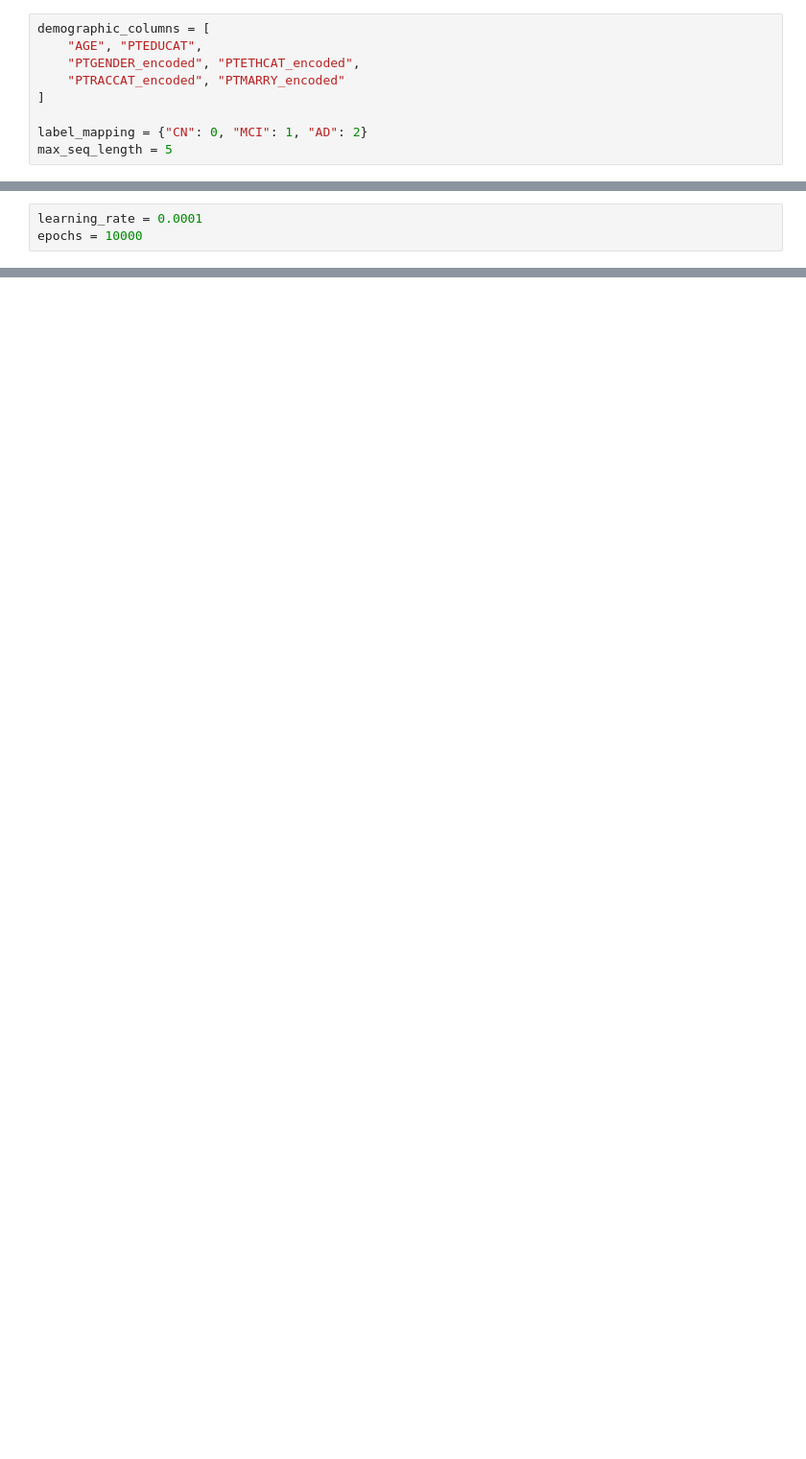
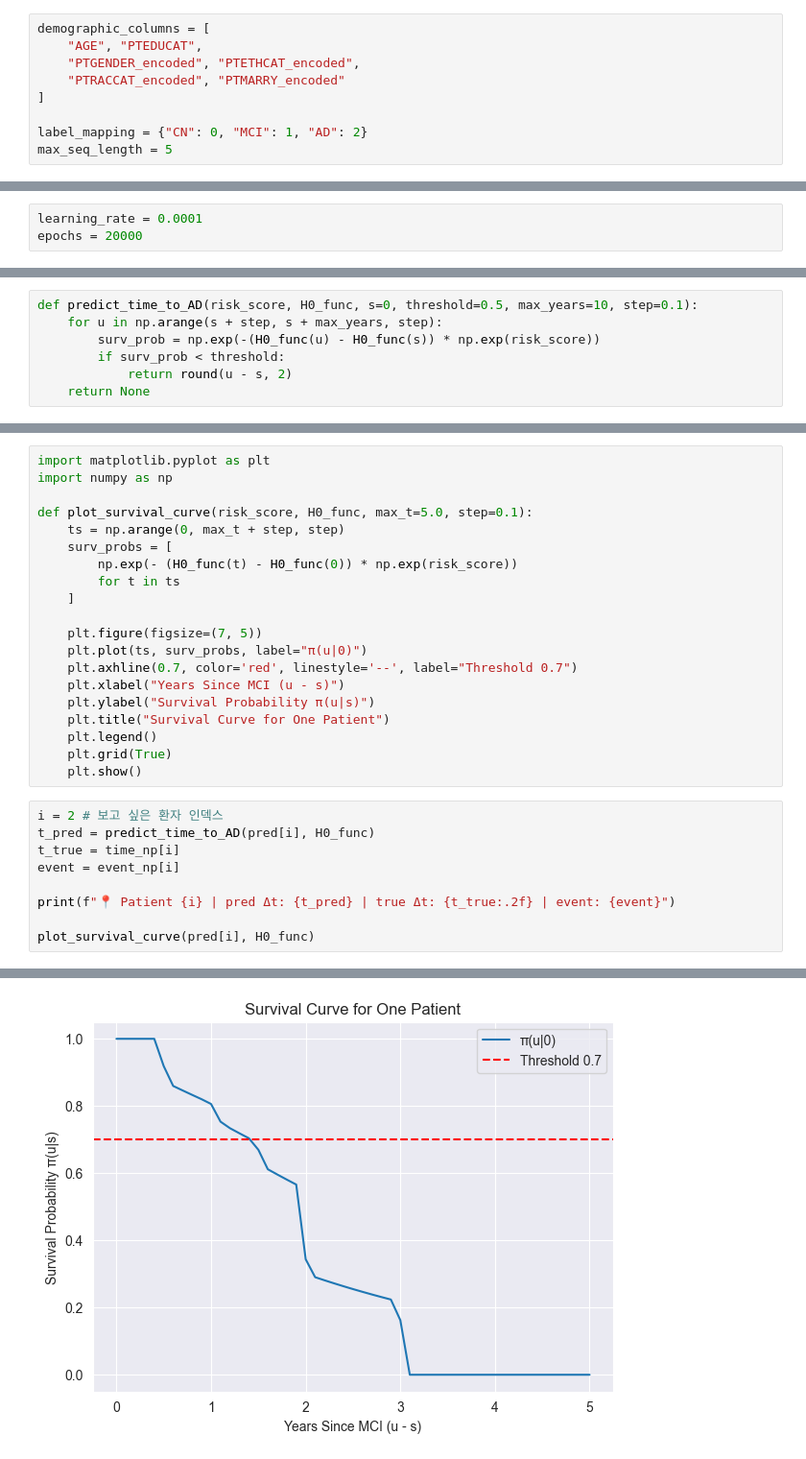
Before and after one commit to yumin04/AD_Multimodal, a Jupyter notebook: TFN_AD/AD_CoxModel_pytorch.ipynb, the cells around one changed output, grey strips where cells are left out. Shown at 96% size. Cells and saved outputs as stored; diff of their text form; blank space fills up the shorter version.

```diff
--- a/TFN_AD/AD_CoxModel_pytorch.ipynb
+++ b/TFN_AD/AD_CoxModel_pytorch.ipynb
@@ -130,4 +243,4 @@ for _, row in manifest.iterrows():
 # %%
 learning_rate = 0.0001
-epochs = 10000
+epochs = 20000
 # %%
@@ -180,0 +296,7 @@ Concordance Index: 0.6248
+# %%
+def predict_time_to_AD(risk_score, H0_func, s=0, threshold=0.5, max_years=10, step=0.1):
+    for u in np.arange(s + step, s + max_years, step):
+        surv_prob = np.exp(-(H0_func(u) - H0_func(s)) * np.exp(risk_score))
+        if surv_prob < threshold:
+            return round(u - s, 2)
+    return None
@@ -180,0 +383,30 @@ Concordance Index: 0.6248
+# %%
+import matplotlib.pyplot as plt
+import numpy as np
+
+def plot_survival_curve(risk_score, H0_func, max_t=5.0, step=0.1):
+    ts = np.arange(0, max_t + step, step)
+    surv_probs = [
+        np.exp(- (H0_func(t) - H0_func(0)) * np.exp(risk_score))
+        for t in ts
+    ]
+
+    plt.figure(figsize=(7, 5))
+    plt.plot(ts, surv_probs, label="π(u|0)")
+    plt.axhline(0.7, color='red', linestyle='--', label="Threshold 0.7")
+    plt.xlabel("Years Since MCI (u - s)")
+    plt.ylabel("Survival Probability π(u|s)")
+    plt.title("Survival Curve for One Patient")
+    plt.legend()
+    plt.grid(True)
+    plt.show()
+# %%
+i = 2 # 보고 싶은 환자 인덱스
+t_pred = predict_time_to_AD(pred[i], H0_func)
+t_true = time_np[i]
+event = event_np[i]
+
+print(f"📍 Patient {i} | pred Δt: {t_pred} | true Δt: {t_true:.2f} | event: {event}")
+
+plot_survival_curve(pred[i], H0_func)
+# %% [output]
@@ -180,0 +414 @@ Concordance Index: 0.6248
+[figure, added]
```
Also changed, not shown: parts of 15 cells of this notebook.
